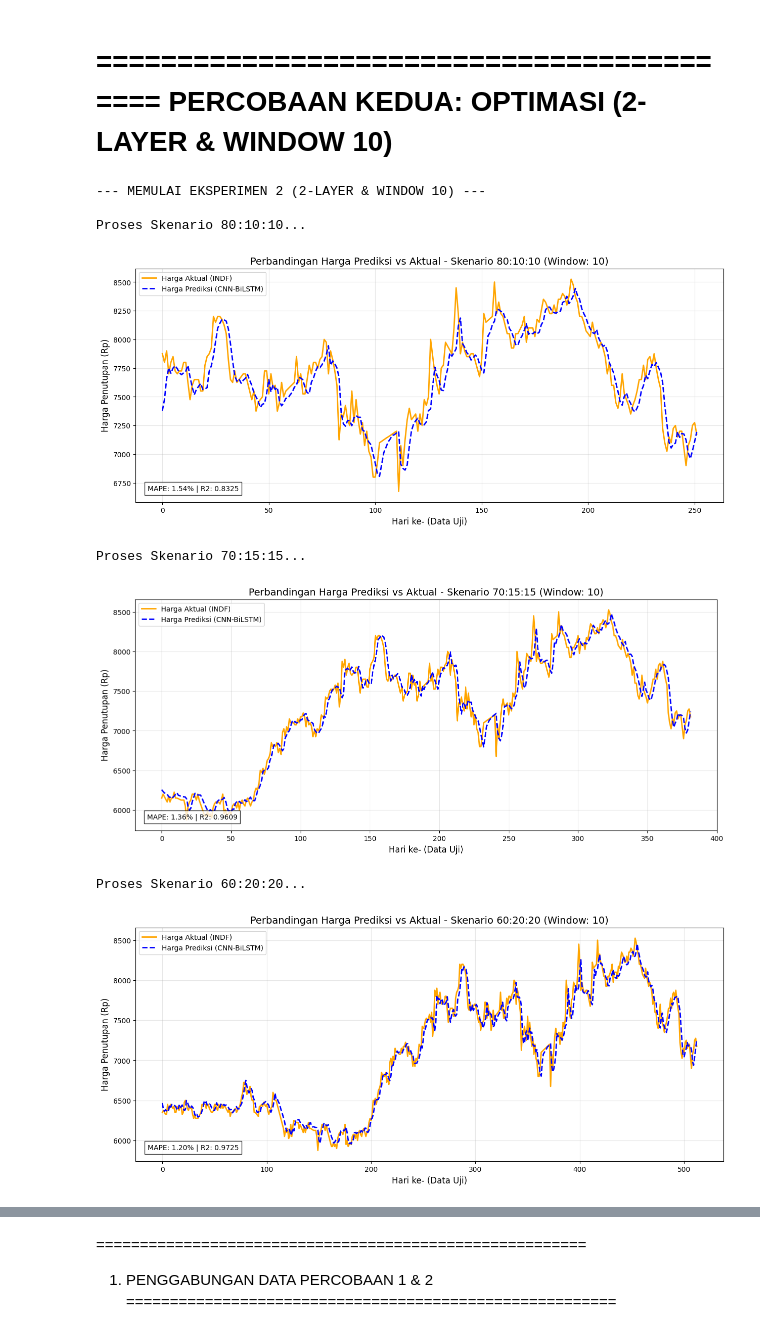
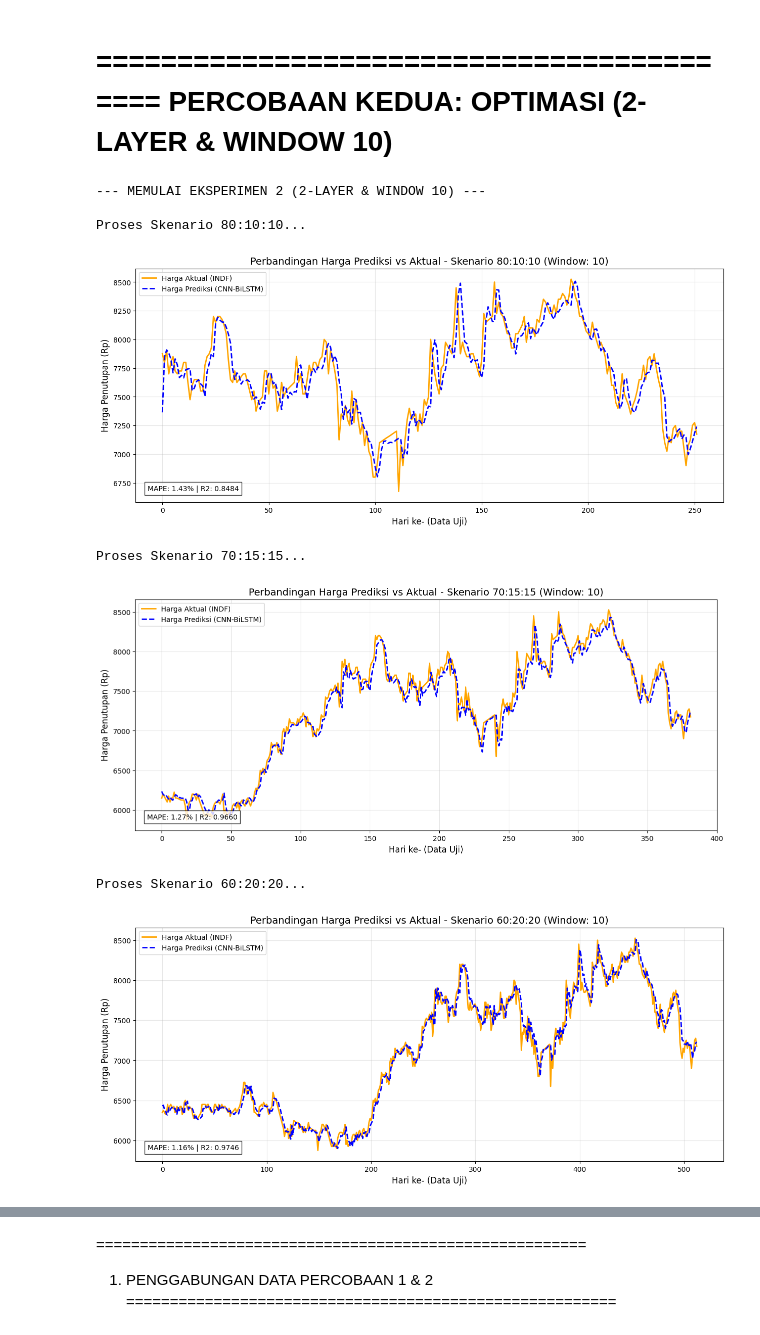
Before and after one commit to 031Talitha/TAtalitha, a Jupyter notebook: Uji TA Parameter 1.ipynb, the cells around one changed output, grey strips where cells are left out. Saved outputs shown, nothing was run; the diff lists cells and outputs as text; code cells hidden in the pictures.

```diff
--- a/Uji TA Parameter 1.ipynb
+++ b/Uji TA Parameter 1.ipynb
@@ -490,10 +489,8 @@ for r_train, r_val, r_test in skenario_list:
     # Arsitektur 2-Layer [cite: 784, 787, 826]
     model = Sequential([
         Input(shape=(ds['X_train'].shape[1], 1)),
-        Conv1D(filters=32, kernel_size=3, activation='relu'),
         Conv1D(filters=16, kernel_size=3, activation='relu'),
         MaxPooling1D(pool_size=2),
-        Bidirectional(LSTM(units=64, return_sequences=True)),
         Bidirectional(LSTM(units=32, return_sequences=False)),
         Dropout(0.2),
         Dense(units=16, activation='relu'),
@@ -502,12 +499,12 @@ for r_train, r_val, r_test in skenario_list:
 
     model.compile(optimizer=Adam(learning_rate=0.001), loss='mean_squared_error')
 
-    # Training dengan Early Stopping [cite: 360, 363]
+    # Training dengan Early Stopping
     callback = EarlyStopping(monitor='val_loss', patience=10, restore_best_weights=True)
     model.fit(ds['X_train'], ds['y_train'], validation_data=(ds['X_val'], ds['y_val']),
               epochs=100, batch_size=100, callbacks=[callback], verbose=0)
 
-    # Prediksi & Invers Scaling [cite: 368, 701]
+    # Prediksi & Invers Scaling
     y_pred_scaled = model.predict(ds['X_test'], verbose=0)
     y_test_asli = ds['scaler'].inverse_transform(ds['y_test'].reshape(-1, 1))
     y_pred_asli = ds['scaler'].inverse_transform(y_pred_scaled)
@@ -518,40 +515,40 @@ for r_train, r_val, r_test in skenario_list:
     import matplotlib.pyplot as plt
 
 
-    # 4. VISUALISASI GRAFIK PERBANDINGAN [cite: 380, 865]
+    # 4. VISUALISASI GRAFIK PERBANDINGAN
     plt.figure(figsize=(15, 6))
     plt.plot(y_test_asli, label='Harga Aktual (INDF)', color='orange', linewidth=2)
     plt.plot(y_pred_asli, label='Harga Prediksi (CNN-BiLSTM)', color='blue', linestyle='--', linewidth=2)
 
     # Menambahkan detail grafik sesuai standar jurnal [cite: 855]
     plt.title(f'Perbandingan Harga Prediksi vs Aktual - Skenario {nama} (Window: {WINDOW_SIZE_2})', fontsize=14)
     plt.xlabel('Hari ke- (Data Uji)', fontsize=12)
     plt.ylabel('Harga Penutupan (Rp)', fontsize=12)
     plt.legend(loc='upper left')
     plt.grid(True, alpha=0.3)
 
     # Menampilkan metrik pada grafik agar informatif
     plt.text(0.02, 0.05, f'MAPE: {mape:.2f}% | R2: {r2:.4f}',
              transform=plt.gca().transAxes, bbox=dict(facecolor='white', alpha=0.8))
 
     plt.show()
 
 # [Tabel rekap tetap dicetak di akhir setelah loop selesai]
 
 # 3. TAMPILKAN TABEL
 print("\n" + "="*80)
 print("HASIL PERCOBAAN 2: ARSITEKTUR 2-LAYER (WINDOW 10)")
 print("="*80)
 print(pd.DataFrame(rekap_exp2).to_string(index=False))
 # %% [output]
 --- MEMULAI EKSPERIMEN 2 (2-LAYER & WINDOW 10) ---
 
 Proses Skenario 80:10:10...
-[figure, old version]
+[figure, new version]
 Proses Skenario 70:15:15...
-[figure, old version]
+[figure, new version]
 Proses Skenario 60:20:20...
-[figure, old version]
+[figure, new version]
 ================================================================================
 HASIL PERCOBAAN 2: ARSITEKTUR 2-LAYER (WINDOW 10)
 ================================================================================
```
Also changed, not shown: parts of 6 cells of this notebook, 1 other file.
